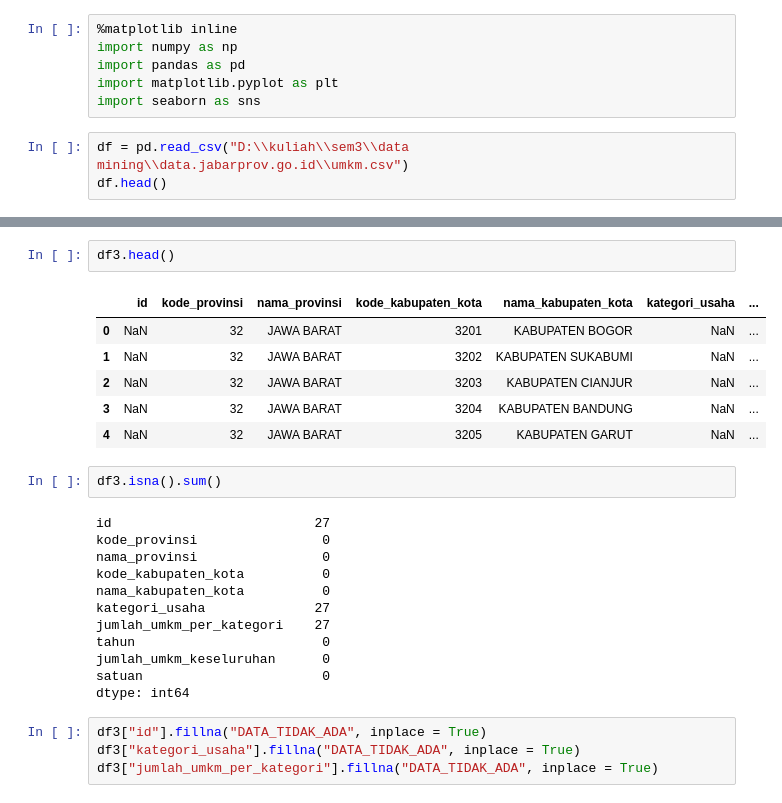
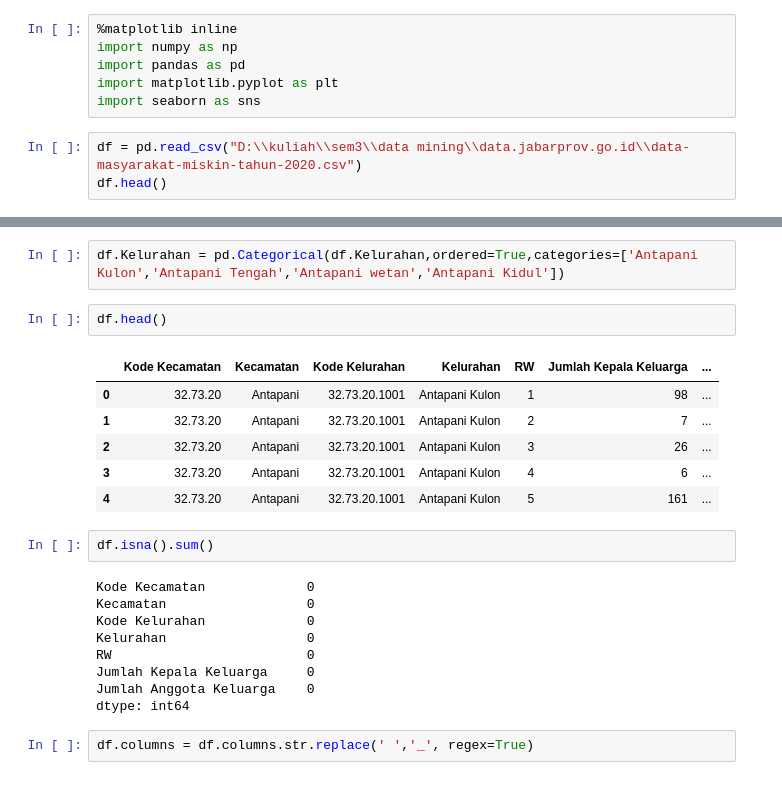
Before and after one commit to AlfiFaiz/data_mining, a Jupyter notebook: kelompok 4.ipynb, the cells around one changed output, grey strips where cells are left out. Drawn from its saved outputs; the diff is of its cells as text.

```diff
--- a/kelompok 4.ipynb
+++ b/kelompok 4.ipynb
@@ -5,6 +5,6 @@ import pandas as pd
 import matplotlib.pyplot as plt
 import seaborn as sns
 # %%
-df = pd.read_csv("D:\\kuliah\\sem3\\data mining\\data.jabarprov.go.id\\umkm.csv")
+df = pd.read_csv("D:\\kuliah\\sem3\\data mining\\data.jabarprov.go.id\\data-masyarakat-miskin-tahun-2020.csv")
 df.head()
 # %% [output]
@@ -44,27 +44,24 @@ df3.columns = df3.columns.str.replace('satuan_y','satuan', regex=True)
+# %%
+df.Kelurahan = pd.Categorical(df.Kelurahan,ordered=True,categories=['Antapani Kulon','Antapani Tengah','Antapani wetan','Antapani Kidul'])
 # %%
-df3.head()
+df.head()
 # %% [output]
-|  | id | kode_provinsi | nama_provinsi | kode_kabupaten_kota | nama_kabupaten_kota | kategori_usaha | ... |
-| 0 | NaN | 32 | JAWA BARAT | 3201 | KABUPATEN BOGOR | NaN | ... |
-| 1 | NaN | 32 | JAWA BARAT | 3202 | KABUPATEN SUKABUMI | NaN | ... |
-| 2 | NaN | 32 | JAWA BARAT | 3203 | KABUPATEN CIANJUR | NaN | ... |
-| 3 | NaN | 32 | JAWA BARAT | 3204 | KABUPATEN BANDUNG | NaN | ... |
-| 4 | NaN | 32 | JAWA BARAT | 3205 | KABUPATEN GARUT | NaN | ... |
+|  | Kode Kecamatan | Kecamatan | Kode Kelurahan | Kelurahan | RW | Jumlah Kepala Keluarga | ... |
+| 0 | 32.73.20 | Antapani | 32.73.20.1001 | Antapani Kulon | 1 | 98 | ... |
+| 1 | 32.73.20 | Antapani | 32.73.20.1001 | Antapani Kulon | 2 | 7 | ... |
+| 2 | 32.73.20 | Antapani | 32.73.20.1001 | Antapani Kulon | 3 | 26 | ... |
+| 3 | 32.73.20 | Antapani | 32.73.20.1001 | Antapani Kulon | 4 | 6 | ... |
+| 4 | 32.73.20 | Antapani | 32.73.20.1001 | Antapani Kulon | 5 | 161 | ... |
 # %%
-df3.isna().sum()
+df.isna().sum()
 # %% [output]
-id                          27
-kode_provinsi                0
-nama_provinsi                0
-kode_kabupaten_kota          0
-nama_kabupaten_kota          0
-kategori_usaha              27
-jumlah_umkm_per_kategori    27
-tahun                        0
-jumlah_umkm_keseluruhan      0
-satuan                       0
+Kode Kecamatan             0
+Kecamatan                  0
+Kode Kelurahan             0
+Kelurahan                  0
+RW                         0
+Jumlah Kepala Keluarga     0
+Jumlah Anggota Keluarga    0
 dtype: int64
-# %%
-df3["id"].fillna("DATA_TIDAK_ADA", inplace = True)
-df3["kategori_usaha"].fillna("DATA_TIDAK_ADA", inplace = True)
-df3["jumlah_umkm_per_kategori"].fillna("DATA_TIDAK_ADA", inplace = True)
+# %%
+df.columns = df.columns.str.replace(' ','_', regex=True)
```
Also changed, not shown: parts of 23 cells of this notebook, 8 other files.
